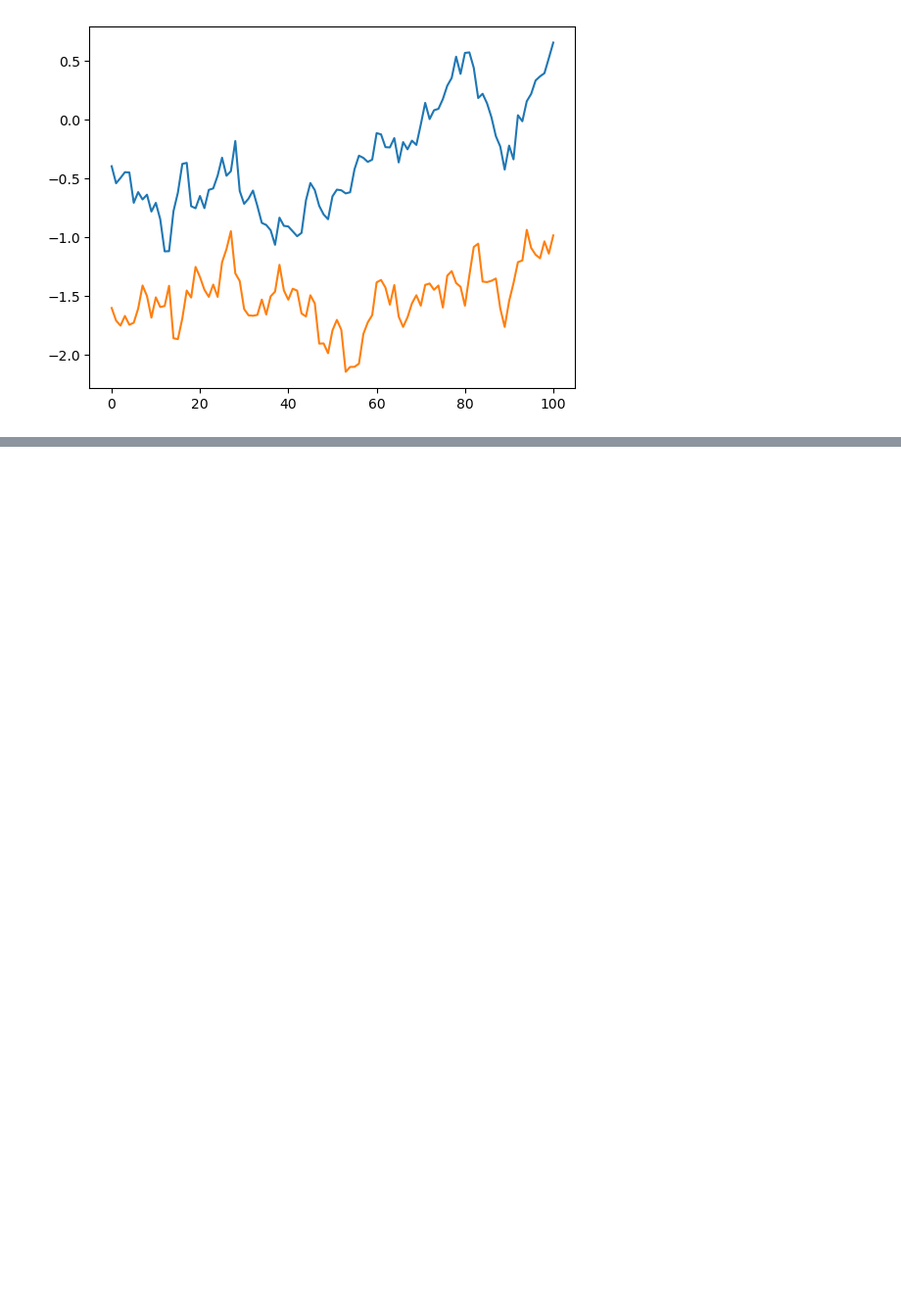
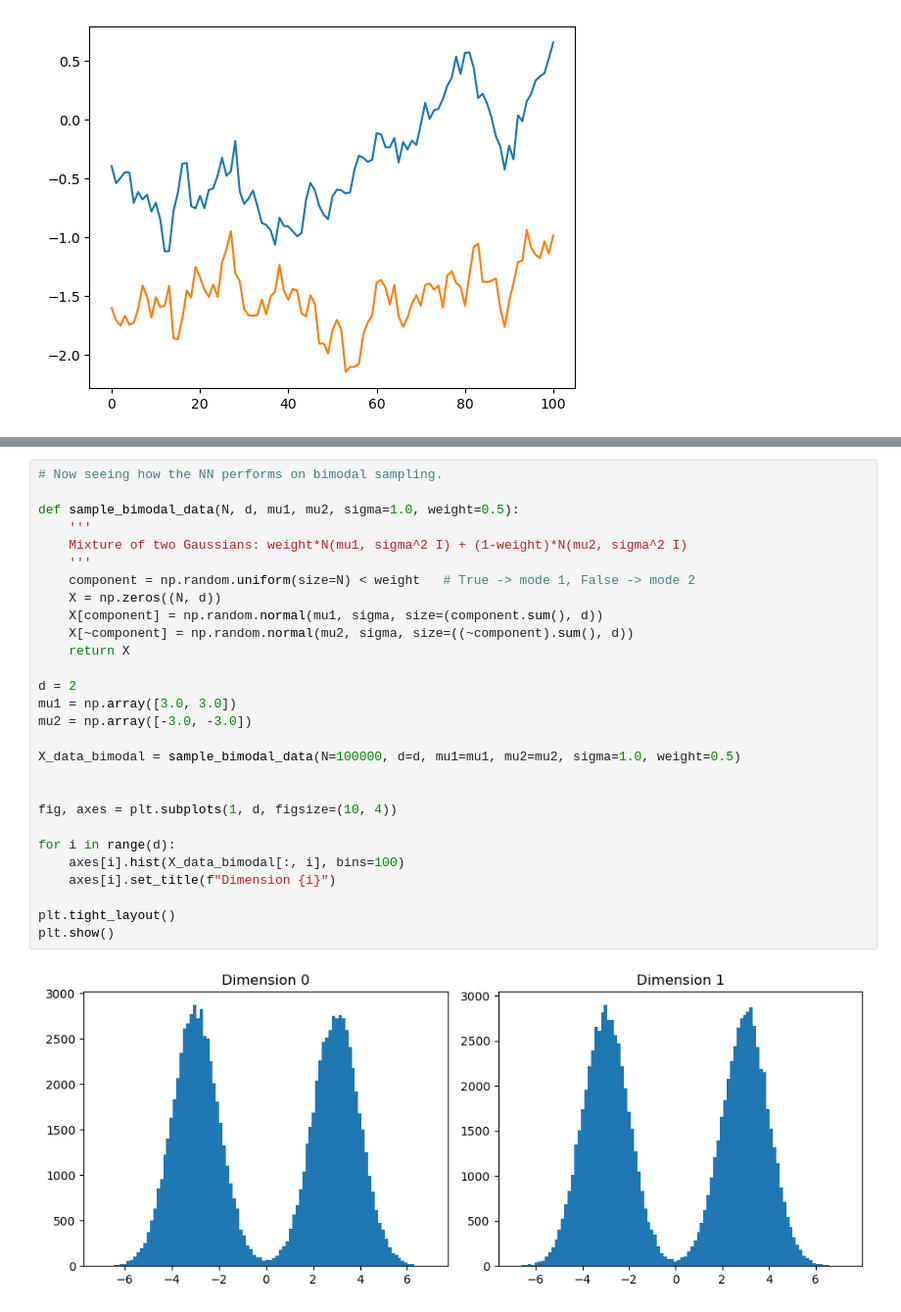
Before and after one commit to kylemcgillivray/Masters-Dissertation, a Jupyter notebook: understanding.ipynb, the cells around one changed output, grey strips where cells are left out. Shown at 98% size. Saved outputs shown, nothing was run; the diff lists cells and outputs as text; blank space fills up the shorter version.

```diff
--- a/understanding.ipynb
+++ b/understanding.ipynb
@@ -262,0 +489,30 @@ $$\theta^* = \arg\min_{\theta} \mathbb{E}\!\left[\left\|s(t,\theta,X_t)-\nabla_x
+# %%
+# Now seeing how the NN performs on bimodal sampling.
+
+def sample_bimodal_data(N, d, mu1, mu2, sigma=1.0, weight=0.5):
+    '''
+    Mixture of two Gaussians: weight*N(mu1, sigma^2 I) + (1-weight)*N(mu2, sigma^2 I)
+    '''
+    component = np.random.uniform(size=N) < weight   # True -> mode 1, False -> mode 2
+    X = np.zeros((N, d))
+    X[component] = np.random.normal(mu1, sigma, size=(component.sum(), d))
+    X[~component] = np.random.normal(mu2, sigma, size=((~component).sum(), d))
+    return X
+
+d = 2
+mu1 = np.array([3.0, 3.0])
+mu2 = np.array([-3.0, -3.0])
+
+X_data_bimodal = sample_bimodal_data(N=100000, d=d, mu1=mu1, mu2=mu2, sigma=1.0, weight=0.5)
+
+
+fig, axes = plt.subplots(1, d, figsize=(10, 4))
+
+for i in range(d):
+    axes[i].hist(X_data_bimodal[:, i], bins=100)
+    axes[i].set_title(f"Dimension {i}")
+
+plt.tight_layout()
+plt.show()
+# %% [output]
+[figure, added]
```
Also changed, not shown: parts of 9 cells of this notebook.
